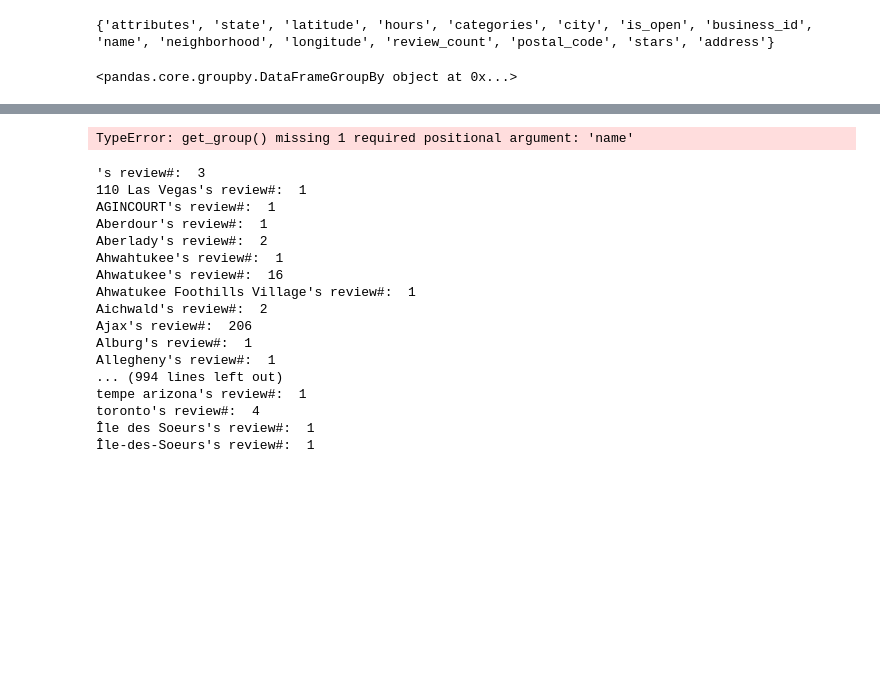
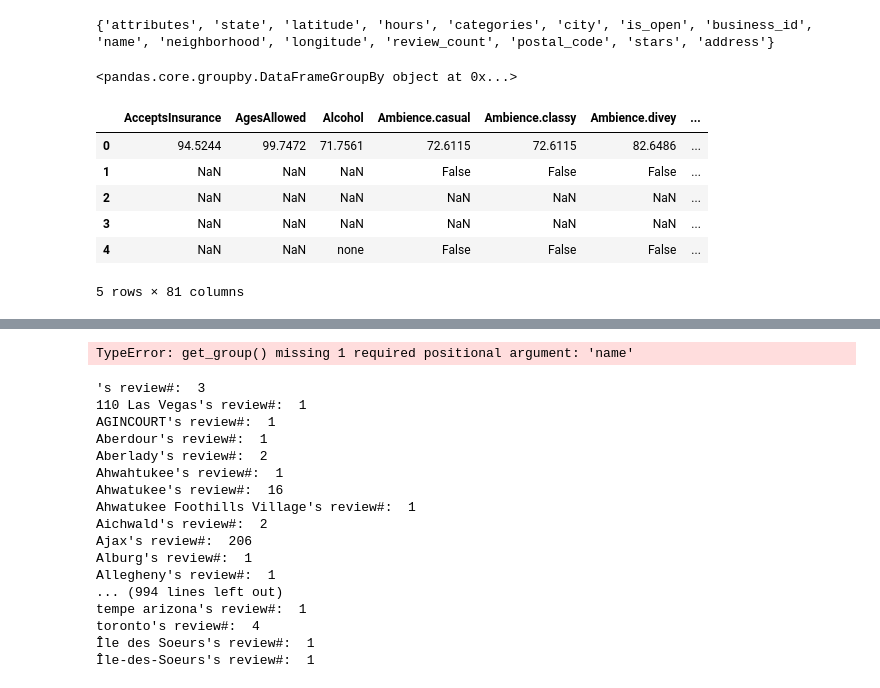
Before and after one commit to g1isgone/mlFinalYelp, a Jupyter notebook: FPI.ipynb, the cells around one changed output, grey strips where cells are left out. Saved outputs shown, nothing was run; the diff lists cells and outputs as text; code cells hidden in the pictures; blank space fills up the shorter version.

Commit message:
unused attributes data

```diff
--- a/FPI.ipynb
+++ b/FPI.ipynb
@@ -108,3 +122,13 @@ openHoursDf = unnestJson(businessDf['hours'])
+# %%
+missingAttributesDf.head()
+# %% [output]
+|  | AcceptsInsurance | AgesAllowed | Alcohol | Ambience.casual | Ambience.classy | Ambience.divey | ... |
+| 0 | 94.5244 | 99.7472 | 71.7561 | 72.6115 | 72.6115 | 82.6486 | ... |
+| 1 | NaN | NaN | NaN | False | False | False | ... |
+| 2 | NaN | NaN | NaN | NaN | NaN | NaN | ... |
+| 3 | NaN | NaN | NaN | NaN | NaN | NaN | ... |
+| 4 | NaN | NaN | none | False | False | False | ... |
+5 rows × 81 columns
 # %%
 businessDf.head()
 # %% [output]
```
Also changed, not shown: parts of 2 cells of this notebook.
